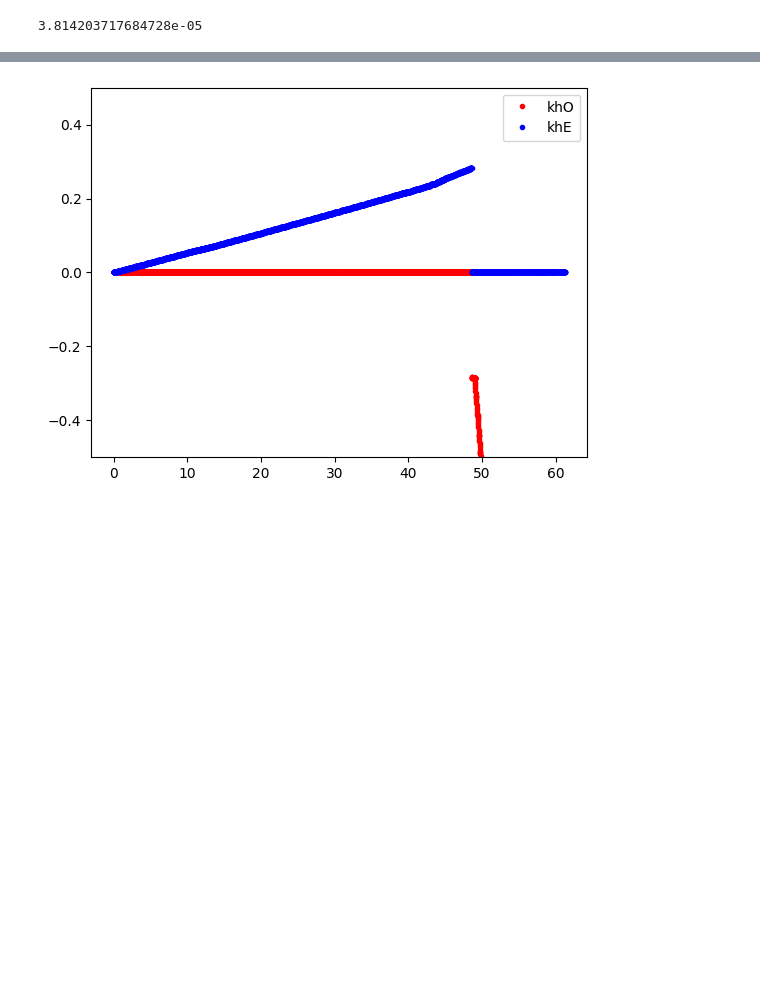
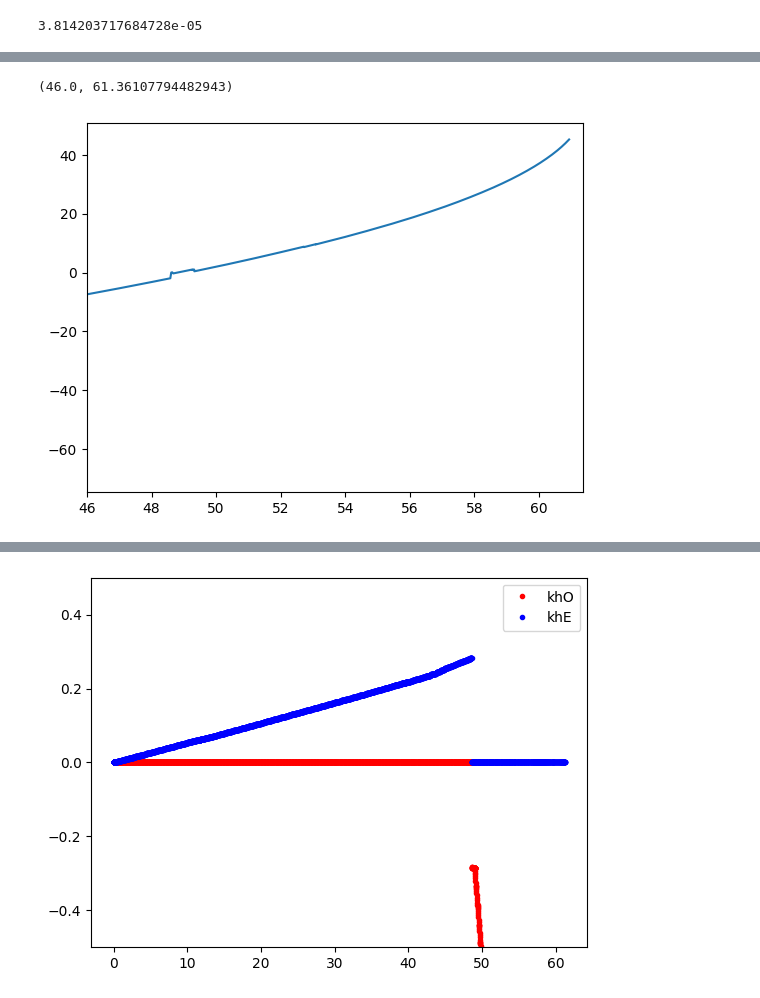
Before and after one commit to richard-von-eckardstein/GEFF, a Jupyter notebook: GEFTestGround.ipynb, the cells around one changed output, grey strips where cells are left out. Saved outputs shown, nothing was run; the diff lists cells and outputs as text; code cells hidden in the pictures; blank space fills up the shorter version.

```diff
--- a/GEFTestGround.ipynb
+++ b/GEFTestGround.ipynb
@@ -220,0 +215,10 @@ G.SaveData()
+# %%
+H.Unitless()
+tferm = H.vals["tferm"]
+t = H.vals["t"]
+# %%
+plt.plot(N2, t-tferm)
+plt.xlim(46., max([*N1, *N4]))
+# %% [output]
+(46.0, 61.36107794482943)
+[figure, added]
```
Also changed, not shown: parts of 6 cells of this notebook, 1 other file.
